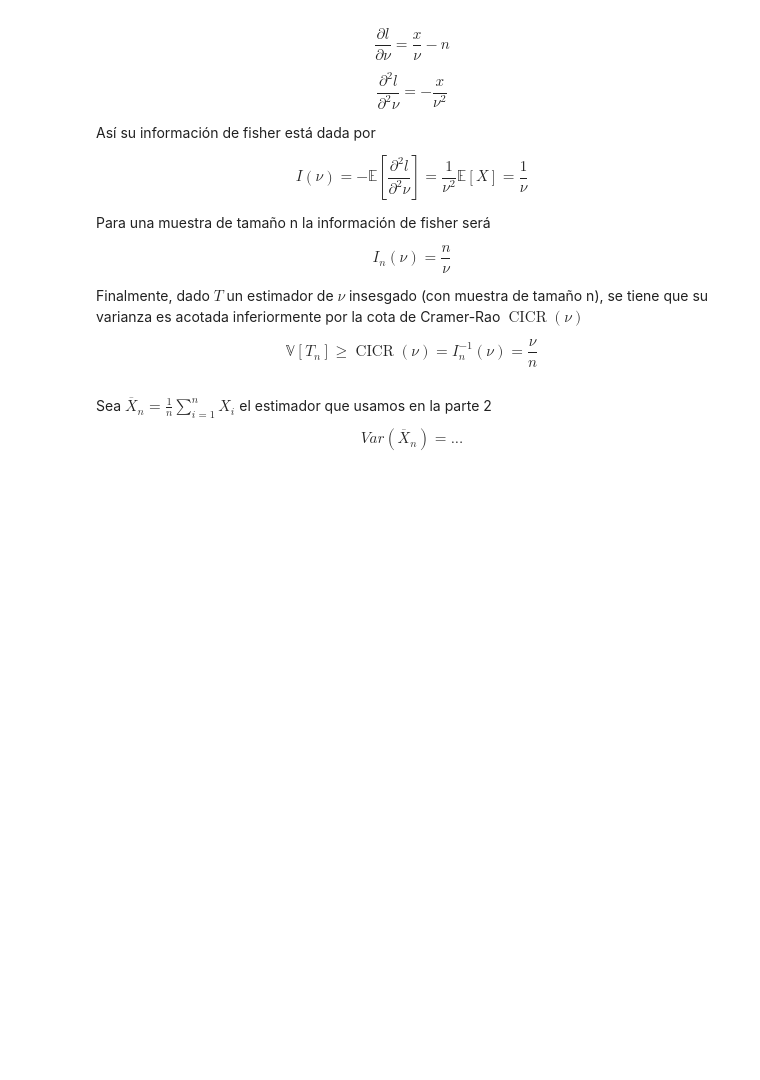
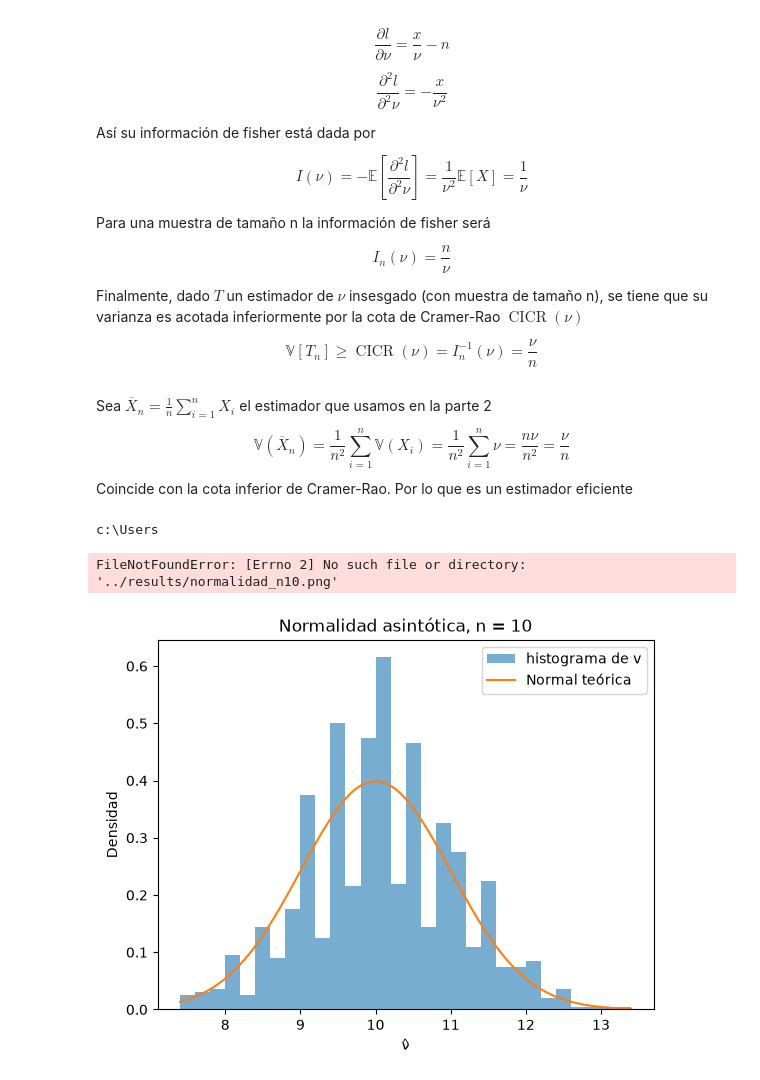
Before and after one commit to benjitabravocarvajal-spec/Tarea-1-estadistica, a Jupyter notebook: notebooks/tarea_1_parte_4.ipynb, the cells around one changed output. Drawn from its saved outputs; the diff is of its cells as text; code cells hidden in the pictures; blank space fills up the shorter version.

Commit message:
Parte 4 sin la parte de las cotas para g(v) escrita

```diff
--- a/notebooks/tarea_1_parte_4.ipynb
+++ b/notebooks/tarea_1_parte_4.ipynb
@@ -18,7 +19,7 @@ rng = np.random.default_rng(semilla)
 # %% [markdown]
 Usamos $\lambda = 100$ y $\mu = 10$, por lo que $\nu=\frac{\lambda}{\mu}=10$
 # %%
-lam = 10
+nu = 10
 # %% [markdown]
 Una Variable Aleatoria $X$ que distribuye a una Poisson($\nu$) tiene distribución discreta:
 $$
@@ -66,4 +67,50 @@ $$
 $$
 # %% [markdown]
 Sea $\overline{X}_n=\frac{1}{n}\sum_{i=1}^n X_i$ el estimador que usamos en la parte 2
-$$Var(\overline{X}_n) = ...$$
+$$\mathbb{V}(\overline{X}_n) = \frac{1}{n^2} \sum_{i=1}^n \mathbb{V}(X_i)= \frac{1}{n^2} \sum_{i=1}^n \nu =  \frac{n \nu}{n^2} = \frac{\nu}{n}$$
+Coincide con la cota inferior de Cramer-Rao. Por lo que es un estimador eficiente
+# %%
+n , N = 1000 , 1000
+# %%
+#un array que es el estimador
+rs_poisson= rng.poisson(lam=10,size=(N,n))
+sumas_fila= np.sum(rs_poisson,axis=1)
+nu_n = sumas_fila/n
+# %%
+#ahora la media y varianza del estimador
+media = np.mean(nu_n)
+varianza = np.var(nu_n)
+# %%
+import os
+print(os.getcwd())
+# %% [output]
+c:\Users
+# %%
+tamaños = [10,50,100,500,1000,5000,10000]
+medias =[]
+varianzas=[]
+cotas = []
+for k in tamaños:
+    rs_poisson= rng.poisson(lam=nu,size=(N,k))
+    sumas_fila= np.sum(rs_poisson,axis=1)
+    nu_n = sumas_fila/k
+    media = np.mean(nu_n)
+    varianza = np.var(nu_n)
+    cota= nu/k
+
+    cotas.append(cota)
+    medias.append(media)
+    varianzas.append(varianza)
+
+    x = np.linspace(nu_n.min(), nu_n.max(), 300)
+    plt.hist(nu_n, bins=30,density=True,alpha=0.6,label="histograma de v")
+    plt.plot(x, norm.pdf(x, loc=nu, scale=np.sqrt(cota)), label="Normal teórica")
+    plt.xlabel("ν̂")
+    plt.ylabel("Densidad")
+    plt.title(f"Normalidad asintótica, n = {k}")
+    plt.legend()
+    plt.savefig(f"../results/normalidad_n{k}.png")
+    plt.show()
+# %% [output]
+FileNotFoundError: [Errno 2] No such file or directory: '../results/normalidad_n10.png'
+[figure, added]
```
Also changed, not shown: parts of 4 cells of this notebook, 8 other files.
